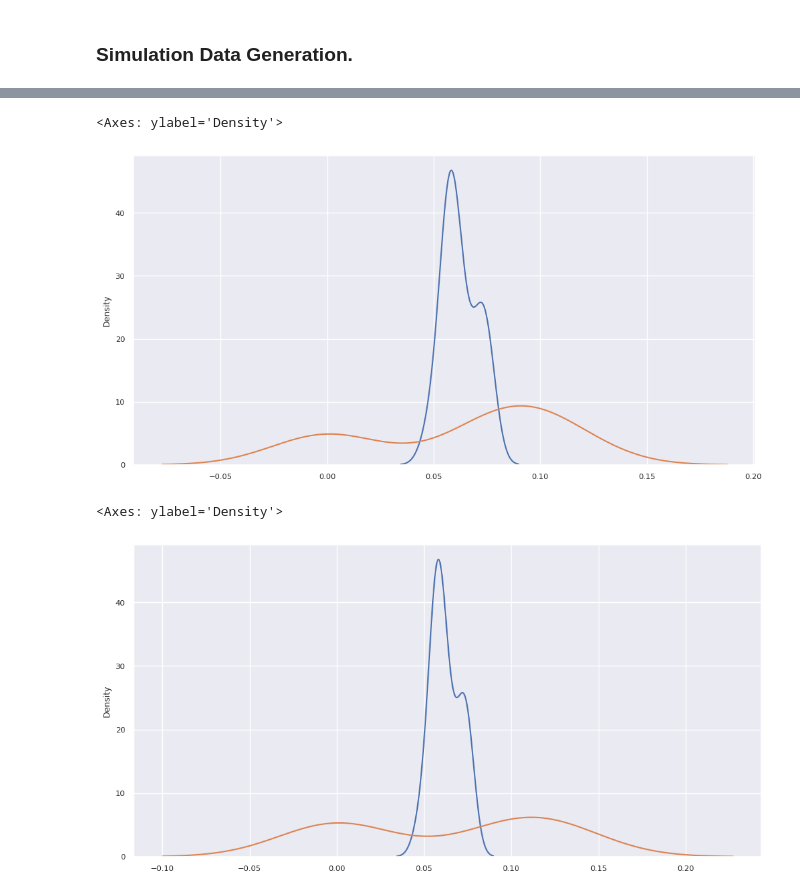
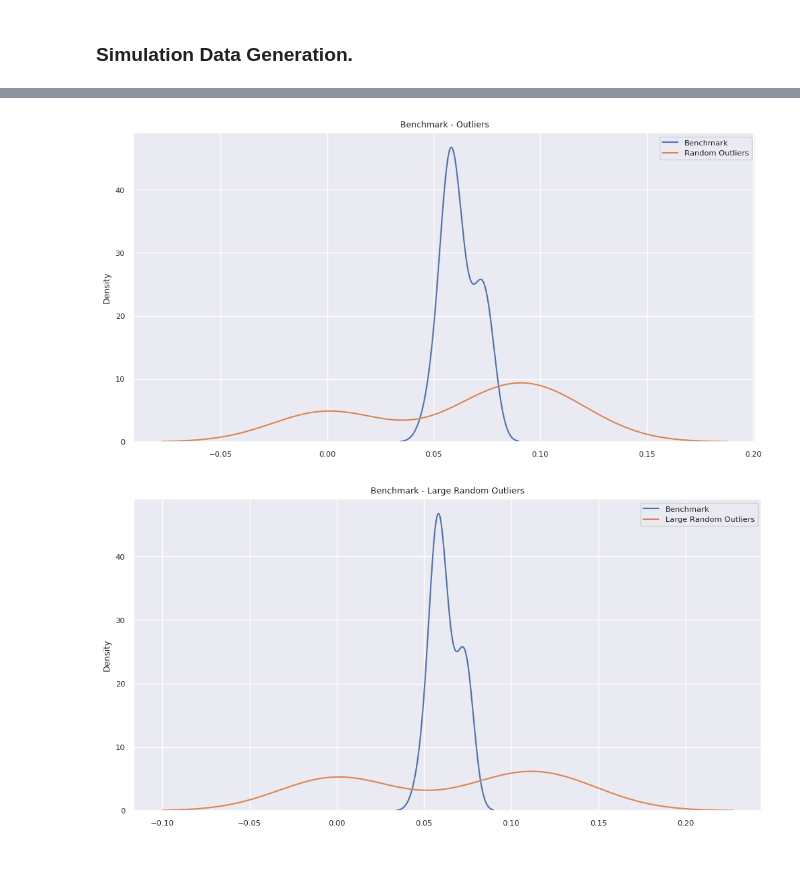
Before and after one commit to sabinhashmi/WorkSpace, a Jupyter notebook: UpstreamTracker/Notebooks/04MoteCarloKLDiv.ipynb, the cells around one changed output, grey strips where cells are left out. Drawn from its saved outputs; the diff is of its cells as text; code cells hidden in the pictures; blank space fills up the shorter version.

```diff
--- a/UpstreamTracker/Notebooks/04MoteCarloKLDiv.ipynb
+++ b/UpstreamTracker/Notebooks/04MoteCarloKLDiv.ipynb
@@ -88,6 +90,10 @@ benchmark_probability = softmax(benchmark_data)
 kl_div_data=pd.DataFrame(index=np.arange(1,num_chips+1))
 
 kl_div_data['BenchmarkScore'] = kl_div(benchmark_probability,benchmark_probability)
+# %%
+#Plots
+file_path='./Misc/Plots/KLDivTests/'
+os.makedirs(os.path.dirname(file_path), exist_ok=True)
 # %%
 #KL-Divergence for Similar Distribution
 
@@ -113,27 +122,35 @@ test_2_outliers_probability = softmax(test_2_outliers)
 
 kl_div_data['Data with Random Outliers - [Test2]']  = np.round(kl_div(benchmark_probability,test_2_outliers_probability),3)
 
-sns.kdeplot(benchmark_probability)
-sns.kdeplot(test_2_outliers_probability)
+
+sns.kdeplot(benchmark_probability,label='Benchmark')
+sns.kdeplot(test_2_outliers_probability,label='Random Outliers')
+plt.title('Benchmark - Outliers')
+plt.legend()
+plt.savefig(os.path.join(file_path,"Test2_MinOutliers.png"))
+plt.show()
 # %% [output]
-<Axes: ylabel='Density'>
-[figure, old version]
+[figure, new version]
 # %%
 #KL-Divergence for Data with Large Outliers
 
 test_3_large_outliers = benchmark_data.copy()
 
 test_3_large_outliers[np.random.randint(num_chips,size=12)]=test_3_large_outliers[np.random.randint(num_chips,size=12)]+20
 
 test_3_large_outliers_probability = softmax(test_3_large_outliers)
 
 kl_div_data['Data with Large Outliers - [Test3]']  = np.round(kl_div(benchmark_probability,test_3_large_outliers_probability),3)
 
-sns.kdeplot(benchmark_probability)
-sns.kdeplot(test_3_large_outliers_probability)
+
+sns.kdeplot(benchmark_probability,label='Benchmark')
+sns.kdeplot(test_3_large_outliers_probability,label='Large Random Outliers')
+plt.title('Benchmark - Large Random Outliers')
+plt.legend()
+plt.savefig(os.path.join(file_path,"Test3_MaxOutliers.png"))
+plt.show()
 # %% [output]
-<Axes: ylabel='Density'>
-[figure, old version]
+[figure, new version]
 # %%
 #KL-Divergence for Data with Zero Value Distribution
 
```
Also changed, not shown: parts of 6 cells of this notebook, 7 other files.
